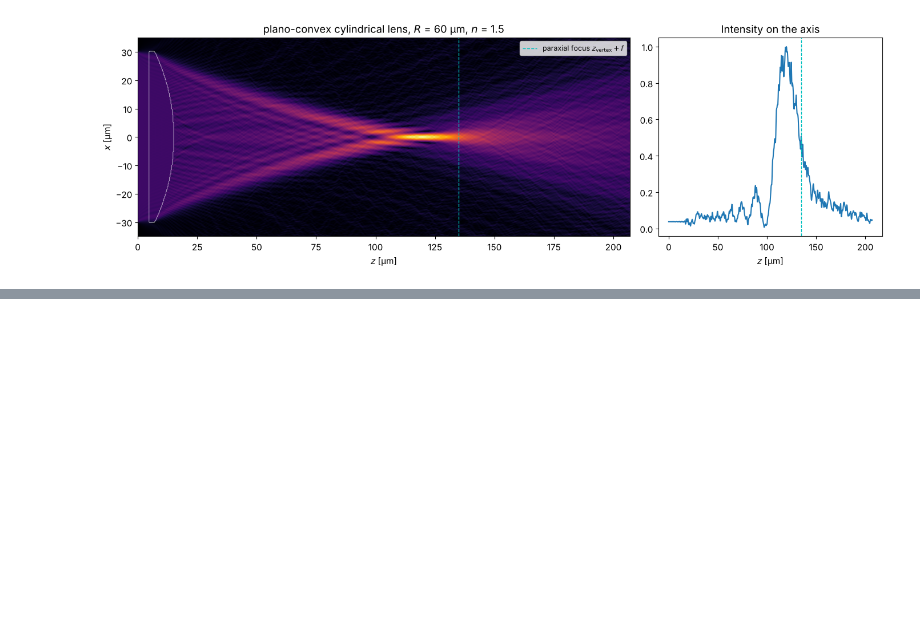
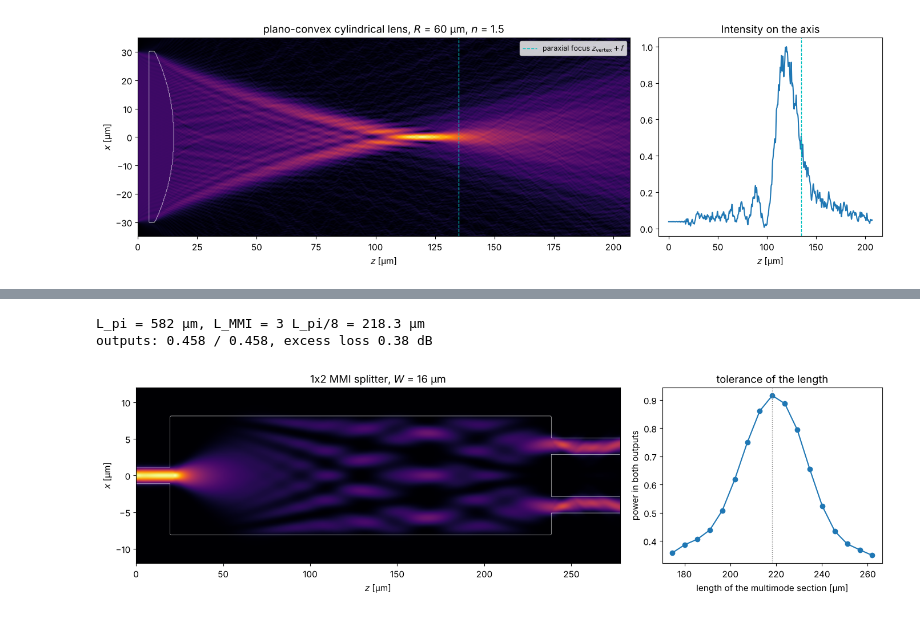
Before and after one commit to aeberspaecher/pyoptics, a Jupyter notebook: notebooks/08_WPM.ipynb, the cells around one changed output, grey strips where cells are left out. Cells and saved outputs as stored; diff of their text form; code cells hidden in the pictures; blank space fills up the shorter version.

```diff
--- a/notebooks/08_WPM.ipynb
+++ b/notebooks/08_WPM.ipynb
@@ -233,0 +341,43 @@ paraxial focus at z = 135.0 µm, intensity maximum at z = 119.7 µm
+# %%
+w_in, W_mmi = 2.0, 16.0
+(b0, b1), _ = slab_modes(np.where(np.abs(x5) <= W_mmi/2, n_core, n_clad), x5, num=2)
+L_pi = np.pi/(b0 - b1)
+L_mmi = 3*L_pi/8
+_, (mode_in,) = slab_modes(np.where(np.abs(x5) <= w_in/2, n_core, n_clad), x5)
+_, (mode_up,) = slab_modes(np.where(np.abs(x5 - W_mmi/4) <= w_in/2, n_core, n_clad), x5)
+_, (mode_down,) = slab_modes(np.where(np.abs(x5 + W_mmi/4) <= w_in/2, n_core, n_clad), x5)
+z_in = 20.0   # start of the multimode section
+
+def n_mmi(X, z, length=L_mmi):
+    if z < z_in:
+        core = np.abs(X) <= w_in/2
+    elif z <= z_in + length:
+        core = np.abs(X) <= W_mmi/2
+    else:
+        core = (np.abs(X - W_mmi/4) <= w_in/2) | (np.abs(X + W_mmi/4) <= w_in/2)
+    return np.where(core, n_core, n_clad) + absorber(X, L5)
+
+def mmi_outputs(length):
+    z = np.arange(0, z_in + length + 40, 0.5)
+    U = run_wpm(lambda X, zz: n_mmi(X, zz, length), mode_in, x5, z)
+    return z, U, power_in_mode(U[-1], mode_up), power_in_mode(U[-1], mode_down)
+
+z_vals, U_mmi, P_up, P_down = mmi_outputs(L_mmi)
+print(f"L_pi = {L_pi:.0f} µm, L_MMI = 3 L_pi/8 = {L_mmi:.1f} µm")
+print(f"outputs: {P_up:.3f} / {P_down:.3f}, excess loss {-10*np.log10(P_up + P_down):.2f} dB")
+
+lengths = L_mmi*np.linspace(0.8, 1.2, 17)
+P_total = [sum(mmi_outputs(l)[2:]) for l in lengths]
+
+n_map = np.array([n_mmi(x5, z).real for z in z_vals])
+fig, axes = plt.subplots(1, 2, figsize=(14, 4.2), gridspec_kw={"width_ratios": [2.2, 1]})
+plot_xz(axes[0], U_mmi, x5, z_vals, n_map=n_map, title=f"1x2 MMI splitter, $W$ = {W_mmi:.0f} µm", xlim=(-12, 12))
+axes[1].plot(lengths, P_total, "o-")
+axes[1].axvline(L_mmi, color="gray", ls=":", lw=1)
+axes[1].set_xlabel("length of the multimode section [µm]"); axes[1].set_ylabel("power in both outputs")
+axes[1].set_title("tolerance of the length")
+fig.tight_layout()
+# %% [output]
+L_pi = 582 µm, L_MMI = 3 L_pi/8 = 218.3 µm
+outputs: 0.458 / 0.458, excess loss 0.38 dB
+[figure, added]
```
Also changed, not shown: parts of 16 cells of this notebook, 1 other file.
